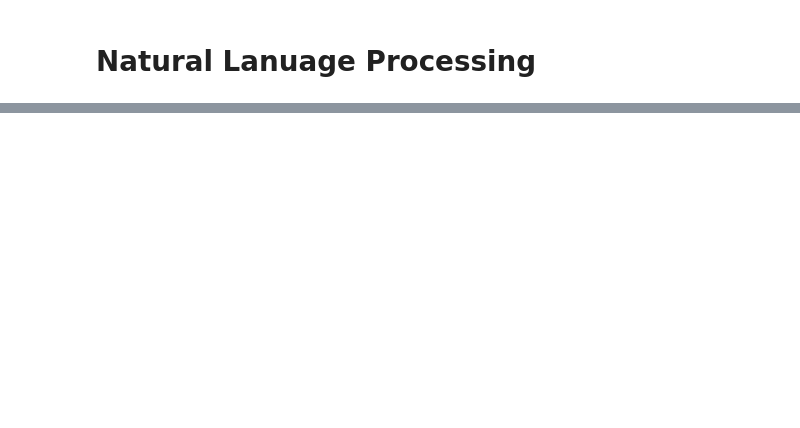
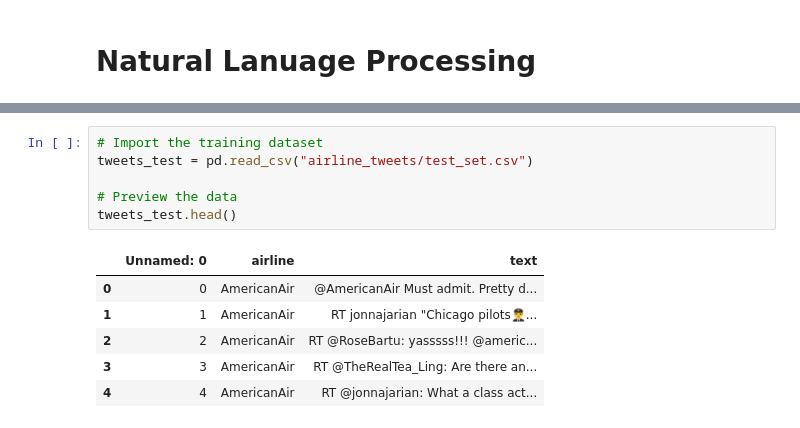
Before and after one commit to mhuh22/Thinkful, a Jupyter notebook: Bootcamp/Unit 7/Sentiment Analysis using Airline Tweets.ipynb, the cells around one changed output, grey strips where cells are left out. Saved outputs shown, nothing was run; the diff lists cells and outputs as text; blank space fills up the shorter version.

```diff
--- a/Bootcamp/Unit 7/Sentiment Analysis using Airline Tweets.ipynb
+++ b/Bootcamp/Unit 7/Sentiment Analysis using Airline Tweets.ipynb
@@ -316,0 +497,13 @@ n_top_words = 50
+# %%
+# Import the training dataset
+tweets_test = pd.read_csv("airline_tweets/test_set.csv")
+
+# Preview the data
+tweets_test.head()
+# %% [output]
+|  | Unnamed: 0 | airline | text |
+| 0 | 0 | AmericanAir | @AmericanAir Must admit. Pretty d... |
+| 1 | 1 | AmericanAir | RT jonnajarian "Chicago pilots👨‍✈... |
+| 2 | 2 | AmericanAir | RT @RoseBartu: yasssss!!! @americ... |
+| 3 | 3 | AmericanAir | RT @TheRealTea_Ling: Are there an... |
+| 4 | 4 | AmericanAir | RT @jonnajarian: What a class act... |
```
Also changed, not shown: parts of 28 cells of this notebook.
